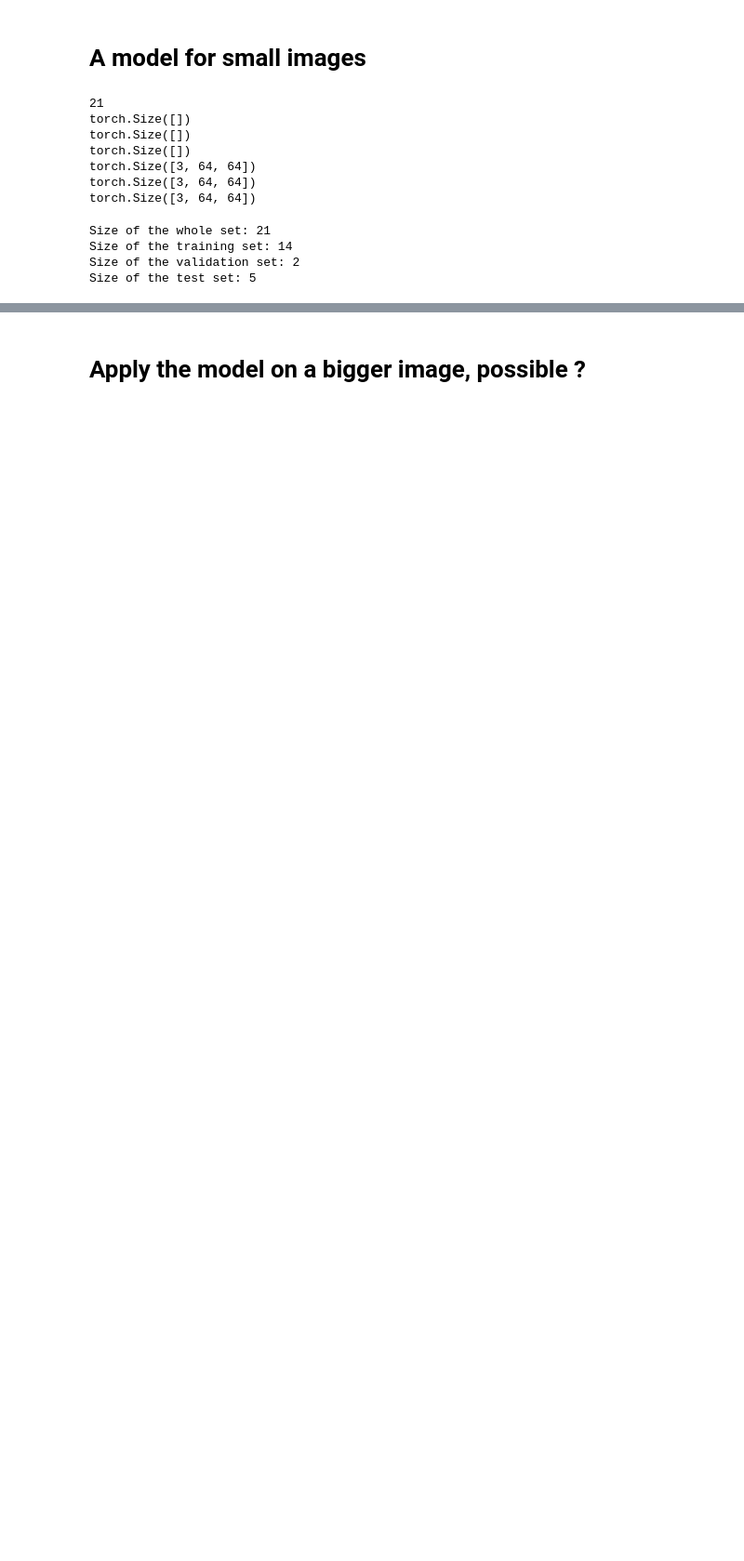
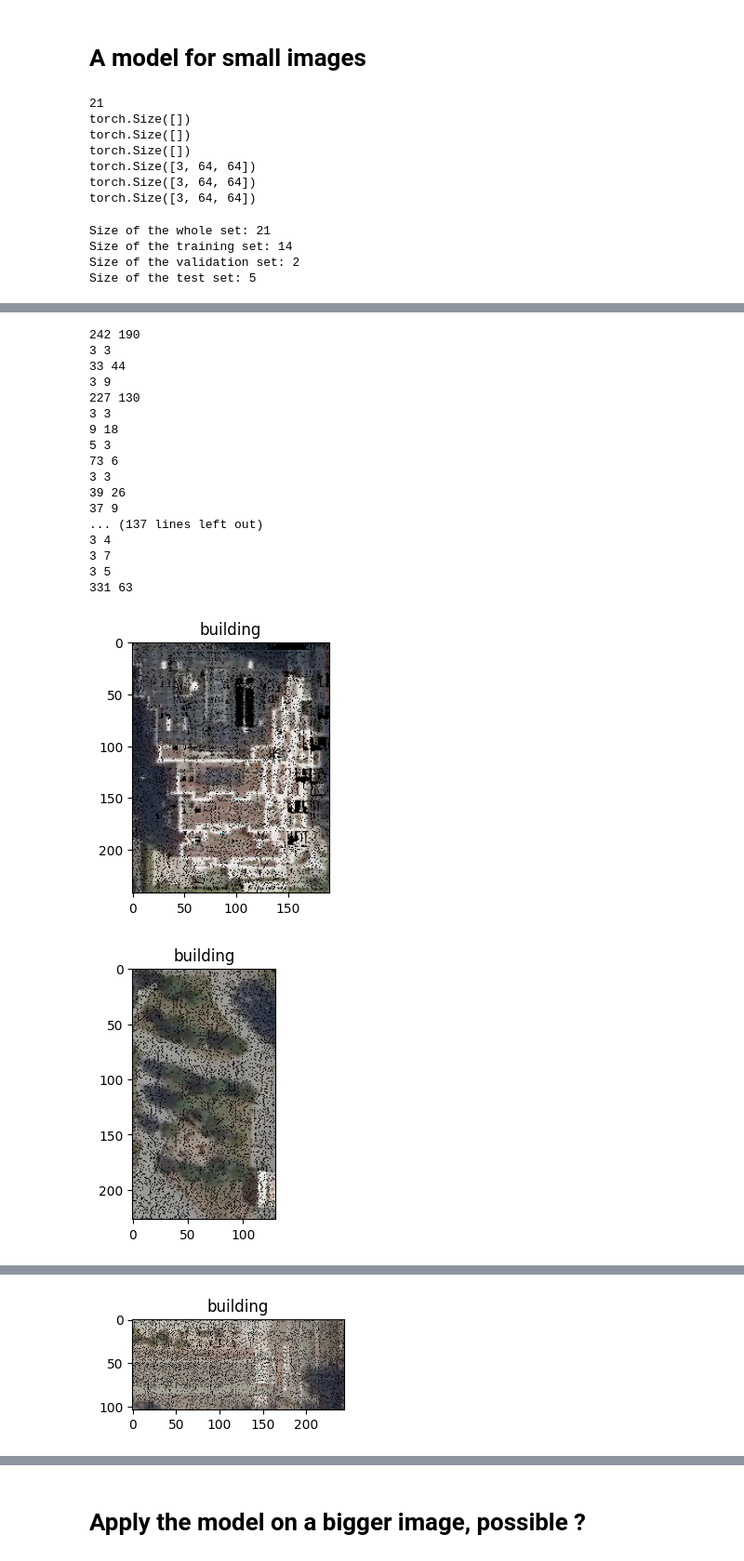
Before and after one commit to LRMPUT/internship_enssat_put, a Jupyter notebook: lidar-segment/cnn/cnn.ipynb, the cells around one changed output, grey strips where cells are left out. Shown at 93% size. Saved outputs shown, nothing was run; the diff lists cells and outputs as text; code cells hidden in the pictures; blank space fills up the shorter version.

```diff
--- a/lidar-segment/cnn/cnn.ipynb
+++ b/lidar-segment/cnn/cnn.ipynb
@@ -240,0 +243,60 @@ Accuracy:  0.8
+# %%
+import cv2
+
+data_folder = "../data"
+for filename in os.listdir(data_folder):
+    data_file = os.path.join(data_folder, filename)
+    cv2_image = cv2.imread(data_file)
+    #print(plt.imread(data_file).shape[0], plt.imread(data_file).shape[1])
+    if(plt.imread(data_file).shape[0] < 64):
+        continue
+    if(plt.imread(data_file).shape[1] < 64):
+        continue
+    # Load the image
+    image = Image.open(data_file).convert("RGB")
+
+    # Apply the same transformations used during training
+    transform = transforms.Compose([
+        transforms.Resize((64, 64)),  # Resize to 64x64
+        transforms.ToTensor(),  # Convert to tensor
+        transforms.Normalize(mean=[0.5, 0.5, 0.5], std=[0.5, 0.5, 0.5])  # Normalize
+    ])
+    image = transform(image).unsqueeze(0)  # Add batch dimension
+
+    cnn.eval()
+
+    with torch.no_grad():
+        output = cnn(image)
+        _, predicted = torch.max(output, 1)
+
+    # Map the predicted class index to the class label
+    label_map = {0: "building", 1: "leaves"}
+    predicted_label = label_map[predicted.item()]
+    plt.figure(figsize=(10, 3.5))
+
+    plt.subplot(1, 3, 1)
+    plt.imshow(cv2.cvtColor(cv2_image, cv2.COLOR_BGR2RGB))
+    plt.title(predicted_label)
+
+
+plt.show()
+# %% [output]
+242 190
+3 3
+33 44
+3 9
+227 130
+3 3
+9 18
+5 3
+73 6
+3 3
+39 26
+37 9
+... (137 lines left out)
+3 4
+3 7
+3 5
+331 63
+[figure, added]
+[figure, added]
@@ -240,0 +304 @@ Accuracy:  0.8
+[figure, added]
```
Also changed, not shown: parts of 4 cells of this notebook.
